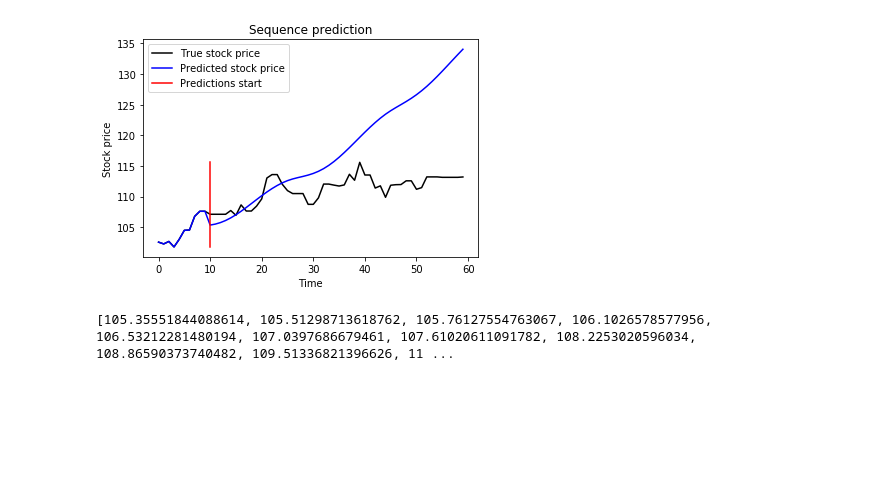
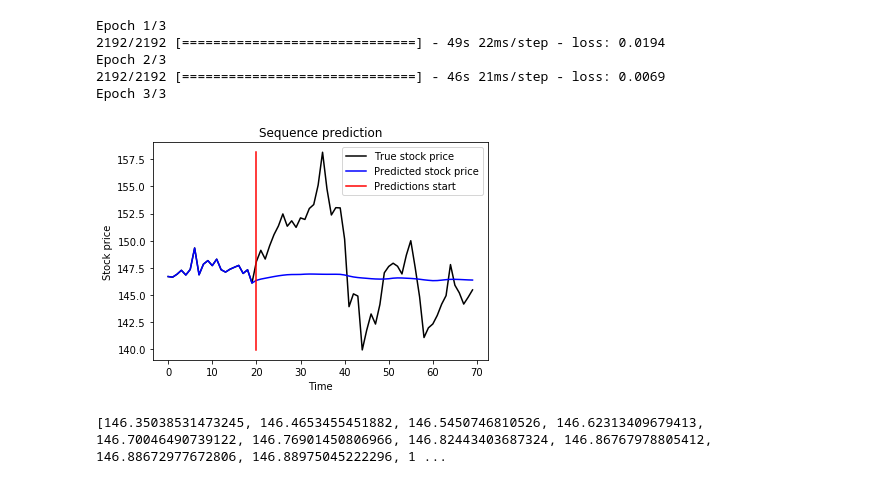
Before and after one commit to gajankumar1016/Datathon2019, a Jupyter notebook: StockPrediction2.ipynb, the cells around one changed output. Saved outputs shown, nothing was run; the diff lists cells and outputs as text; code cells hidden in the pictures; blank space fills up the shorter version.

Commit message:
Added more features to model

```diff
--- a/StockPrediction2.ipynb
+++ b/StockPrediction2.ipynb
@@ -40,4 +61 @@ plt.show()
-# %%
-df['Month'] = df['Date'].map(lambda x: x.split('/')[0])
-df['Day'] = df['Date'].map(lambda x: x.split('/')[1])
 # %%
@@ -79,23 +85,26 @@ from keras.models import Sequential
 from keras.layers import Dense
 from keras.layers import LSTM
 from keras.layers import Dropout
+from keras import backend as K
 
-model = Sequential()
+def root_mean_squared_error(y_true, y_pred):
+        return K.sqrt(K.mean(K.square(y_pred - y_true), axis=-1))
 
-model.add(LSTM(units=50, return_sequences=True, input_shape=(X_train.shape[1], X_train.shape[2])))
-model.add(Dropout(0.2))
+def fit_model(X_train, Y_train):
+    model = Sequential()
 
-model.add(LSTM(units = 50, return_sequences=True))
-model.add(Dropout(0.2))
+    model.add(LSTM(units=50, return_sequences=True, input_shape=(X_train.shape[1], X_train.shape[2])))
+    model.add(Dropout(0.4))
 
-model.add(LSTM(units = 50, return_sequences=True))
-model.add(Dropout(0.2))
+    model.add(LSTM(units = 50, return_sequences=True))
+    model.add(Dropout(0.4))
 
-model.add(LSTM(units = 50))
-model.add(Dropout(0.2))
+    model.add(LSTM(units = 50))
+    model.add(Dropout(0.4))
 
-model.add(Dense(units=1))
+    model.add(Dense(units=1))
 
-model.compile(optimizer='adam', loss='mean_squared_error')
+    model.compile(optimizer='adam', loss='mean_squared_error')
 
-model.fit(X_train, Y_train, epochs=4, batch_size=32)
+    model.fit(X_train, Y_train, epochs=3, batch_size=32)
+    return model
@@ -112 +111,9 @@ Epoch 4/4
+# %%
+model = fit_model(X_train, Y_train)
+# %% [output]
+Epoch 1/3
+2192/2192 [==============================] - 49s 22ms/step - loss: 0.0194
+Epoch 2/3
+2192/2192 [==============================] - 46s 21ms/step - loss: 0.0069
+Epoch 3/3
 # %%
@@ -132,16 +146,23 @@ for day in range(num_days):
+# %%
+num_days = 50
+total_data = np.concatenate((training_set_scaled, test_set_scaled))
+predicted_stock_prices = predict_stock_prices(total_data, chunk_size, num_days, len(test_set_scaled))
 # %%
-actual_line = np.concatenate((train_data[-10:, 0], test_data[:num_days, 0]))
-predicted_line = np.concatenate((train_data[-10:, 0], predicted_stock_prices))
+actual_line = np.concatenate((train_data[-20:, 0], test_data[:num_days, 0]))
+predicted_line = np.concatenate((train_data[-20:, 0], predicted_stock_prices))
+
+miny = min(np.min(actual_line), np.min(predicted_line))
+maxy = max(np.max(actual_line), np.max(predicted_line))
 
 plt.plot(actual_line, color='black', label='True stock price')
 plt.plot(predicted_line, color='blue', label='Predicted stock price')
-plt.plot((10, 10), (np.min(actual_line), np.max(actual_line)), 'k-', color='red', label='Predictions start')
+plt.plot((20, 20), (miny, maxy), 'k-', color='red', label='Predictions start')
 plt.title("Sequence prediction")
 plt.xlabel('Time')
 plt.ylabel('Stock price')
 plt.legend()
 plt.show()
 print(predicted_stock_prices)
 # %% [output]
-[figure, old version]
+[figure, new version]
-[105.35551844088614, 105.51298713618762, 105.76127554763067, 106.1026578577956, 106.53212281480194, 107.0397686679461, 107.61020611091782, 108.2253020596034, 108.86590373740482, 109.51336821396626, 11 ...
+[146.35038531473245, 146.4653455451882, 146.5450746810526, 146.62313409679413, 146.70046490739122, 146.76901450806966, 146.82443403687324, 146.86767978805412, 146.88672977672806, 146.88975045222296, 1 ...
```
Also changed, not shown: parts of 9 cells of this notebook.
